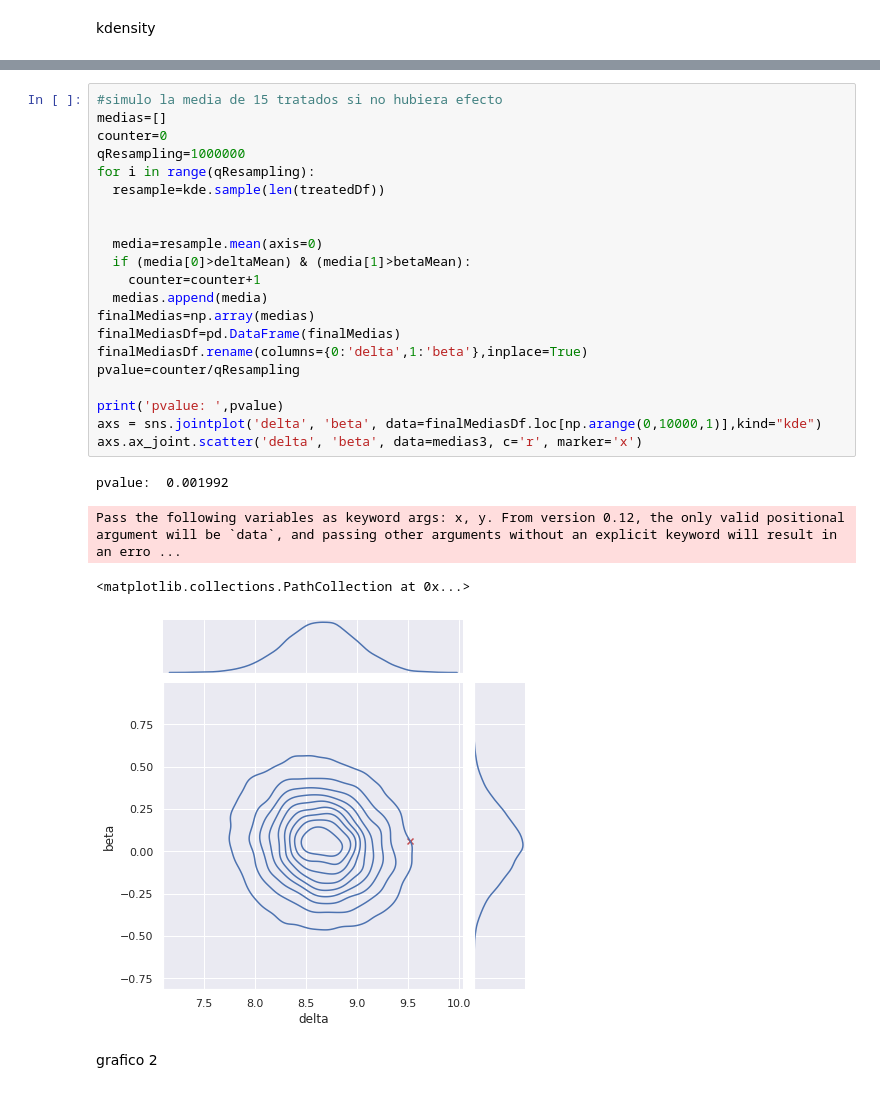
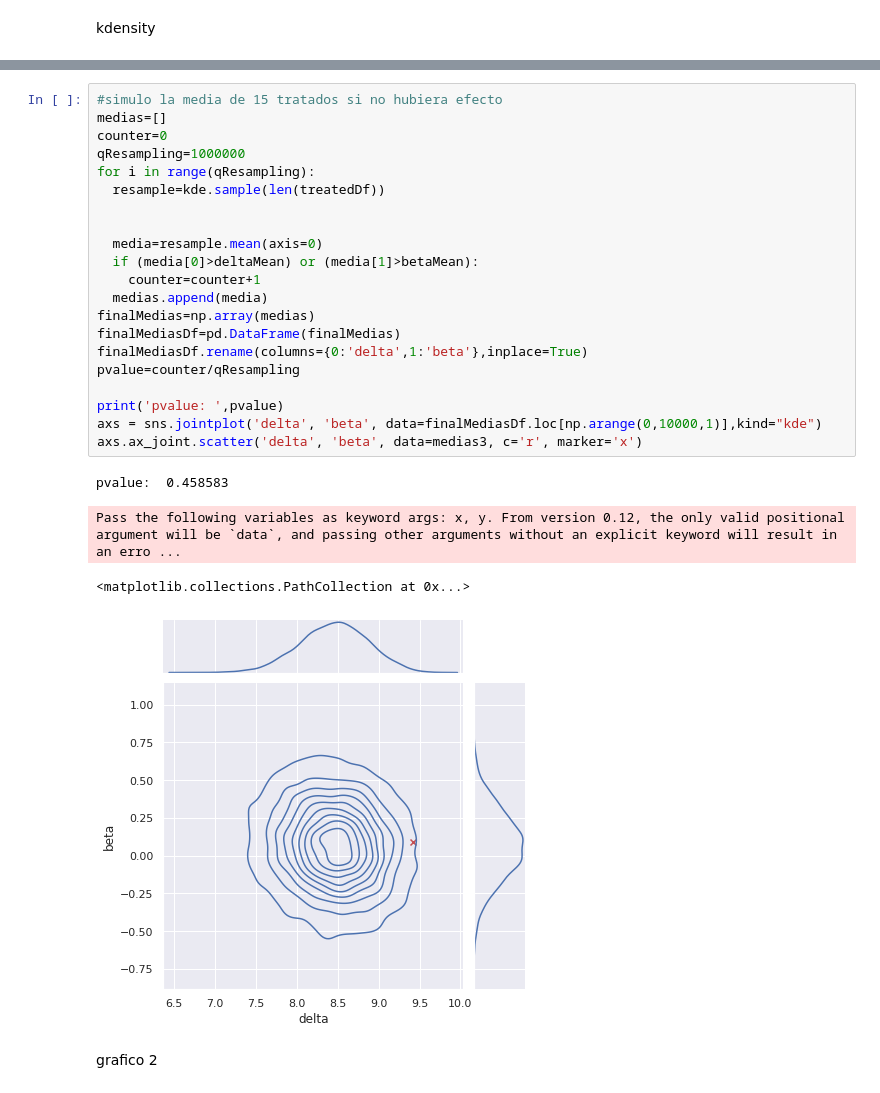
Before and after one commit to JBell-dev/Tesis_Bella_Bonilla_Bustos-, a Jupyter notebook: bella_bonilla_bustos_codigo.ipynb, the cells around one changed output, grey strips where cells are left out. Saved outputs shown, nothing was run; the diff lists cells and outputs as text.

```diff
--- a/bella_bonilla_bustos_codigo.ipynb
+++ b/bella_bonilla_bustos_codigo.ipynb
@@ -3626,29 +3626,29 @@ display(medias3)
 # %%
 #simulo la media de 15 tratados si no hubiera efecto
 medias=[]
 counter=0
 qResampling=1000000
 for i in range(qResampling):
   resample=kde.sample(len(treatedDf))
 
 
   media=resample.mean(axis=0)
-  if (media[0]>deltaMean) & (media[1]>betaMean):
+  if (media[0]>deltaMean) or (media[1]>betaMean):
     counter=counter+1
   medias.append(media)
 finalMedias=np.array(medias)
 finalMediasDf=pd.DataFrame(finalMedias)
 finalMediasDf.rename(columns={0:'delta',1:'beta'},inplace=True)
 pvalue=counter/qResampling
 
 print('pvalue: ',pvalue)
 axs = sns.jointplot('delta', 'beta', data=finalMediasDf.loc[np.arange(0,10000,1)],kind="kde")
 axs.ax_joint.scatter('delta', 'beta', data=medias3, c='r', marker='x')
 # %% [output]
-pvalue:  0.001992
+pvalue:  0.458583
 Pass the following variables as keyword args: x, y. From version 0.12, the only valid positional argument will be `data`, and passing other arguments without an explicit keyword will result in an erro ...
 <matplotlib.collections.PathCollection at 0x...>
-[figure, old version]
+[figure, new version]
 # %% [markdown]
  grafico 2
 # %%
```
Also changed, not shown: parts of 17 cells of this notebook.
